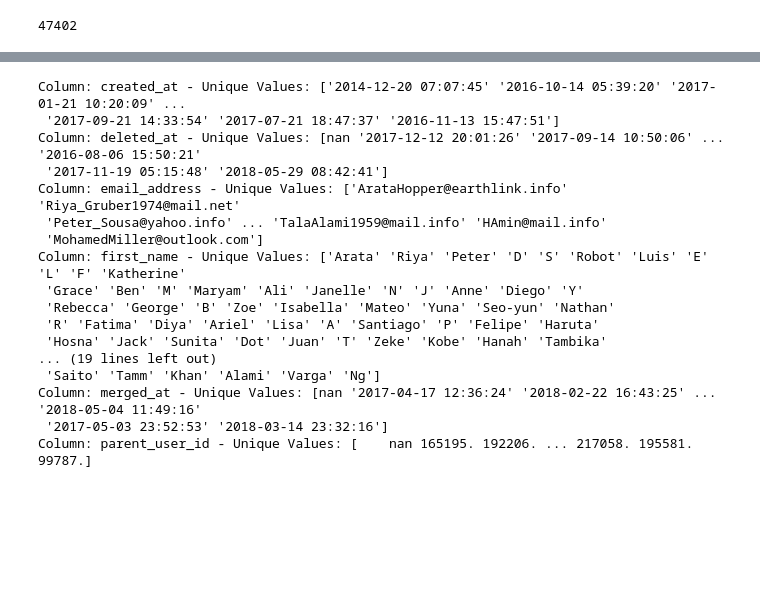
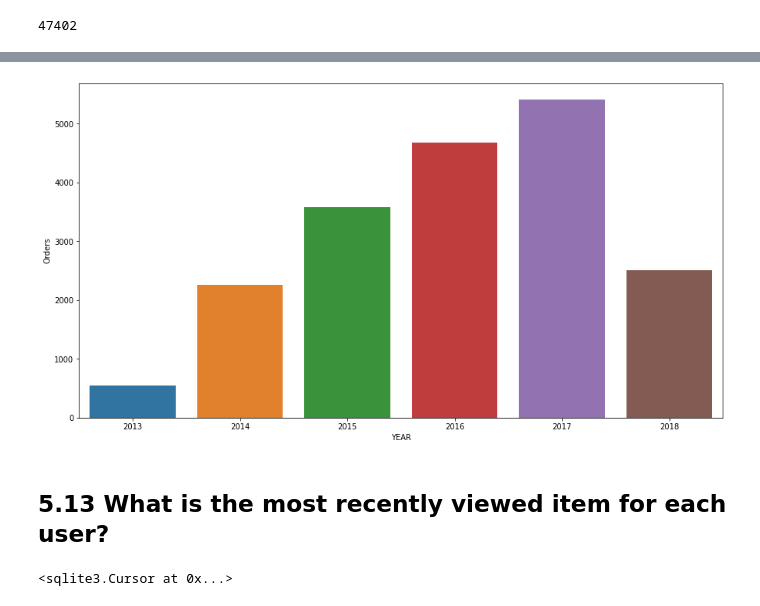
Before and after one commit to H8-Assignments-Bay/finpro-ftds-001-hck-ftds-001-hck-group-002, a Jupyter notebook: h8dsft_FPSG02.ipynb, the cells around one changed output, grey strips where cells are left out. Cells and saved outputs as stored; diff of their text form; code cells hidden in the pictures; blank space fills up the shorter version.

```diff
--- a/h8dsft_FPSG02.ipynb
+++ b/h8dsft_FPSG02.ipynb
@@ -830,0 +926,14 @@ b
+# %%
+num_each_day = sq1('''
+SELECT
+  DATE(paid_at) AS DAY,
+  COUNT(DISTINCT invoice_id) AS orders,
+  COUNT(DISTINCT line_item_id) AS line_items
+FROM
+  orders
+GROUP BY
+  DAY
+ORDER BY
+  DAY DESC;
+''')
+num_each_day
@@ -830,0 +954,3 @@ b
+# %%
+num_each_day['YEAR'] = pd.DatetimeIndex(num_each_day['Day']).year
+num_each_day
@@ -830,0 +971,2 @@ b
+# %%
+new_num_each_day = pd.DataFrame(num_each_day.groupby(['YEAR'], as_index=False)['Orders'].sum())
@@ -905,21 +987,7 @@ Column: paid_at - Unique Values: ['2017-06-27 21:19:39' '2016-10-07 10:08:10' '2
-# %%
-for column in df_users.columns:
-    print('Column: {} - Unique Values: {}'.format(column, df_users[column].unique()))
-# %% [output]
-Column: created_at - Unique Values: ['2014-12-20 07:07:45' '2016-10-14 05:39:20' '2017-01-21 10:20:09' ...
- '2017-09-21 14:33:54' '2017-07-21 18:47:37' '2016-11-13 15:47:51']
-Column: deleted_at - Unique Values: [nan '2017-12-12 20:01:26' '2017-09-14 10:50:06' ... '2016-08-06 15:50:21'
- '2017-11-19 05:15:48' '2018-05-29 08:42:41']
-Column: email_address - Unique Values: ['ArataHopper@earthlink.info' 'Riya_Gruber1974@mail.net'
- 'Peter_Sousa@yahoo.info' ... 'TalaAlami1959@mail.info' 'HAmin@mail.info'
- 'MohamedMiller@outlook.com']
-Column: first_name - Unique Values: ['Arata' 'Riya' 'Peter' 'D' 'S' 'Robot' 'Luis' 'E' 'L' 'F' 'Katherine'
- 'Grace' 'Ben' 'M' 'Maryam' 'Ali' 'Janelle' 'N' 'J' 'Anne' 'Diego' 'Y'
- 'Rebecca' 'George' 'B' 'Zoe' 'Isabella' 'Mateo' 'Yuna' 'Seo-yun' 'Nathan'
- 'R' 'Fatima' 'Diya' 'Ariel' 'Lisa' 'A' 'Santiago' 'P' 'Felipe' 'Haruta'
- 'Hosna' 'Jack' 'Sunita' 'Dot' 'Juan' 'T' 'Zeke' 'Kobe' 'Hanah' 'Tambika'
-... (19 lines left out)
- 'Saito' 'Tamm' 'Khan' 'Alami' 'Varga' 'Ng']
-Column: merged_at - Unique Values: [nan '2017-04-17 12:36:24' '2018-02-22 16:43:25' ... '2018-05-04 11:49:16'
- '2017-05-03 23:52:53' '2018-03-14 23:32:16']
-Column: parent_user_id - Unique Values: [    nan 165195. 192206. ... 217058. 195581.  99787.]
+# %%
+plt.figure(figsize=(15,8))
+ax = sns.barplot(data=new_num_each_day, x='YEAR', y='Orders')
+# %% [output]
+[figure, added]
+# %% [markdown]
+## 5.13 What is the most recently viewed item for each user?
@@ -925,0 +1022,20 @@ Column: parent_user_id - Unique Values: [    nan 165195. 192206. ... 217058. 195
+# %%
+c.execute('''
+CREATE TABLE IF NOT EXISTS 'full_recent_view' AS
+SELECT
+  u.id AS user_id,
+  (u.first_name || ' ' || u.last_name) AS name,
+  i.id AS item_id,
+  event_time,
+  row_number,
+  rank,
+  dense_rank,
+  u.created_at,
+  i.category
+FROM
+  recent_views r
+  LEFT JOIN users u ON r.user_id = u.id
+  LEFT JOIN items i ON r.item_id = i.id
+''')
+# %% [output]
+<sqlite3.Cursor at 0x...>
```
Also changed, not shown: parts of 44 cells of this notebook.
